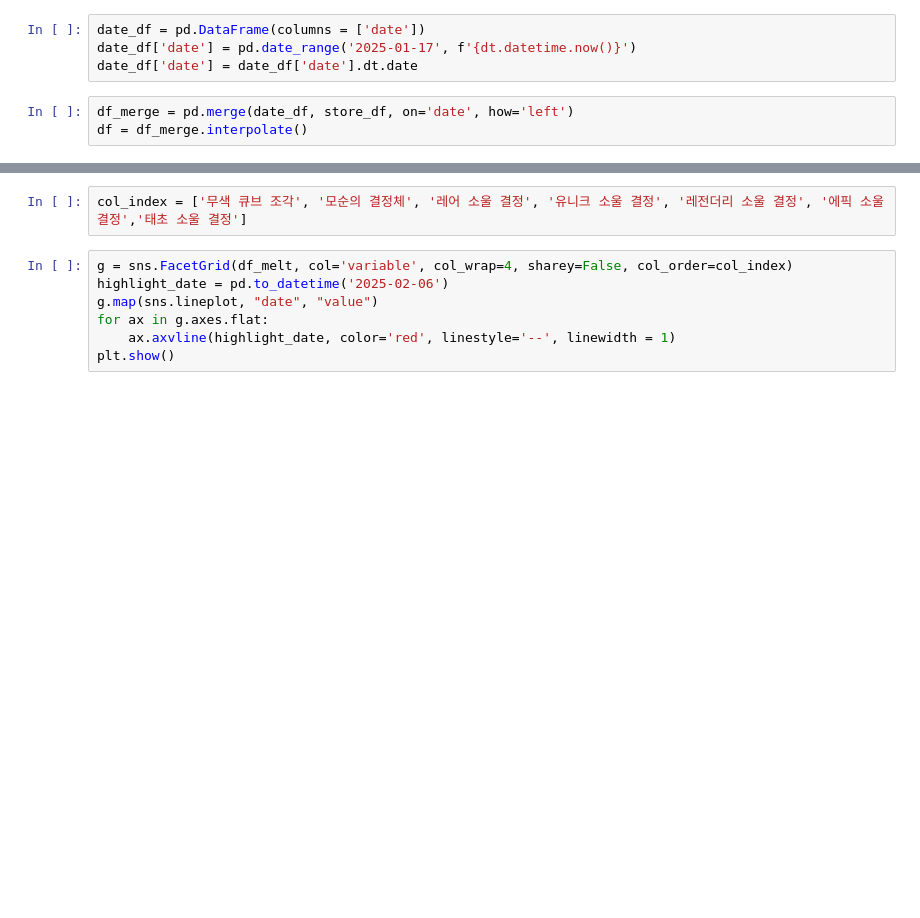
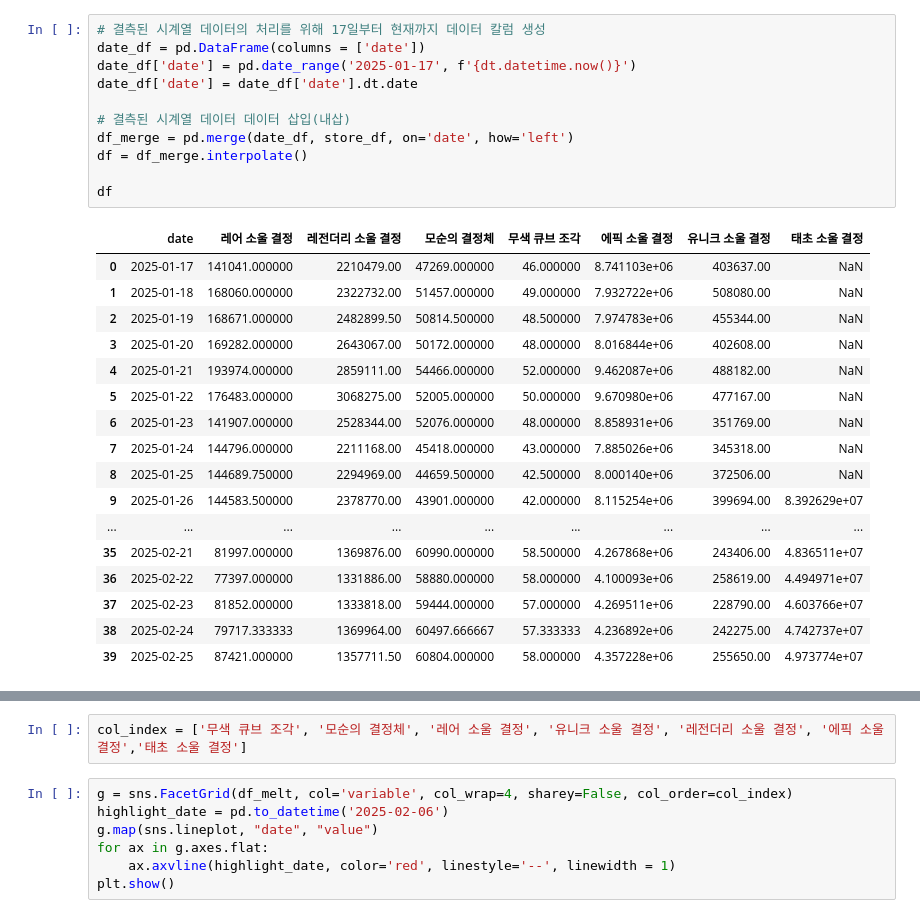
Before and after one commit to JMinkyu/Game_dataanalysis, a Jupyter notebook: 02-1 경매장 데이터 시각화..ipynb, the cells around one changed output, grey strips where cells are left out. Saved outputs shown, nothing was run; the diff lists cells and outputs as text; blank space fills up the shorter version.

```diff
--- a/02-1 경매장 데이터 시각화..ipynb
+++ b/02-1 경매장 데이터 시각화..ipynb
@@ -107,7 +74,29 @@ store_df
 # %%
+# 결측된 시계열 데이터의 처리를 위해 17일부터 현재까지 데이터 칼럼 생성
 date_df = pd.DataFrame(columns = ['date'])
 date_df['date'] = pd.date_range('2025-01-17', f'{dt.datetime.now()}')
 date_df['date'] = date_df['date'].dt.date
+
+# 결측된 시계열 데이터 데이터 삽입(내삽)
+df_merge = pd.merge(date_df, store_df, on='date', how='left')
+df = df_merge.interpolate()
+
+df
+# %% [output]
+|  | date | 레어 소울 결정 | 레전더리 소울 결정 | 모순의 결정체 | 무색 큐브 조각 | 에픽 소울 결정 | 유니크 소울 결정 | 태초 소울 결정 |
+| 0 | 2025-01-17 | 141041.000000 | 2210479.00 | 47269.000000 | 46.000000 | 8.741103e+06 | 403637.00 | NaN |
+| 1 | 2025-01-18 | 168060.000000 | 2322732.00 | 51457.000000 | 49.000000 | 7.932722e+06 | 508080.00 | NaN |
+| 2 | 2025-01-19 | 168671.000000 | 2482899.50 | 50814.500000 | 48.500000 | 7.974783e+06 | 455344.00 | NaN |
+| 3 | 2025-01-20 | 169282.000000 | 2643067.00 | 50172.000000 | 48.000000 | 8.016844e+06 | 402608.00 | NaN |
+| 4 | 2025-01-21 | 193974.000000 | 2859111.00 | 54466.000000 | 52.000000 | 9.462087e+06 | 488182.00 | NaN |
+| 5 | 2025-01-22 | 176483.000000 | 3068275.00 | 52005.000000 | 50.000000 | 9.670980e+06 | 477167.00 | NaN |
+| 6 | 2025-01-23 | 141907.000000 | 2528344.00 | 52076.000000 | 48.000000 | 8.858931e+06 | 351769.00 | NaN |
+| 7 | 2025-01-24 | 144796.000000 | 2211168.00 | 45418.000000 | 43.000000 | 7.885026e+06 | 345318.00 | NaN |
+| 8 | 2025-01-25 | 144689.750000 | 2294969.00 | 44659.500000 | 42.500000 | 8.000140e+06 | 372506.00 | NaN |
+| 9 | 2025-01-26 | 144583.500000 | 2378770.00 | 43901.000000 | 42.000000 | 8.115254e+06 | 399694.00 | 8.392629e+07 |
+| ... | ... | ... | ... | ... | ... | ... | ... | ... |
+| 35 | 2025-02-21 | 81997.000000 | 1369876.00 | 60990.000000 | 58.500000 | 4.267868e+06 | 243406.00 | 4.836511e+07 |
+| 36 | 2025-02-22 | 77397.000000 | 1331886.00 | 58880.000000 | 58.000000 | 4.100093e+06 | 258619.00 | 4.494971e+07 |
+| 37 | 2025-02-23 | 81852.000000 | 1333818.00 | 59444.000000 | 57.000000 | 4.269511e+06 | 228790.00 | 4.603766e+07 |
+| 38 | 2025-02-24 | 79717.333333 | 1369964.00 | 60497.666667 | 57.333333 | 4.236892e+06 | 242275.00 | 4.742737e+07 |
+| 39 | 2025-02-25 | 87421.000000 | 1357711.50 | 60804.000000 | 58.000000 | 4.357228e+06 | 255650.00 | 4.973774e+07 |
-# %%
-df_merge = pd.merge(date_df, store_df, on='date', how='left')
-df = df_merge.interpolate()
```
Also changed, not shown: parts of 13 cells of this notebook, 4 other files.
